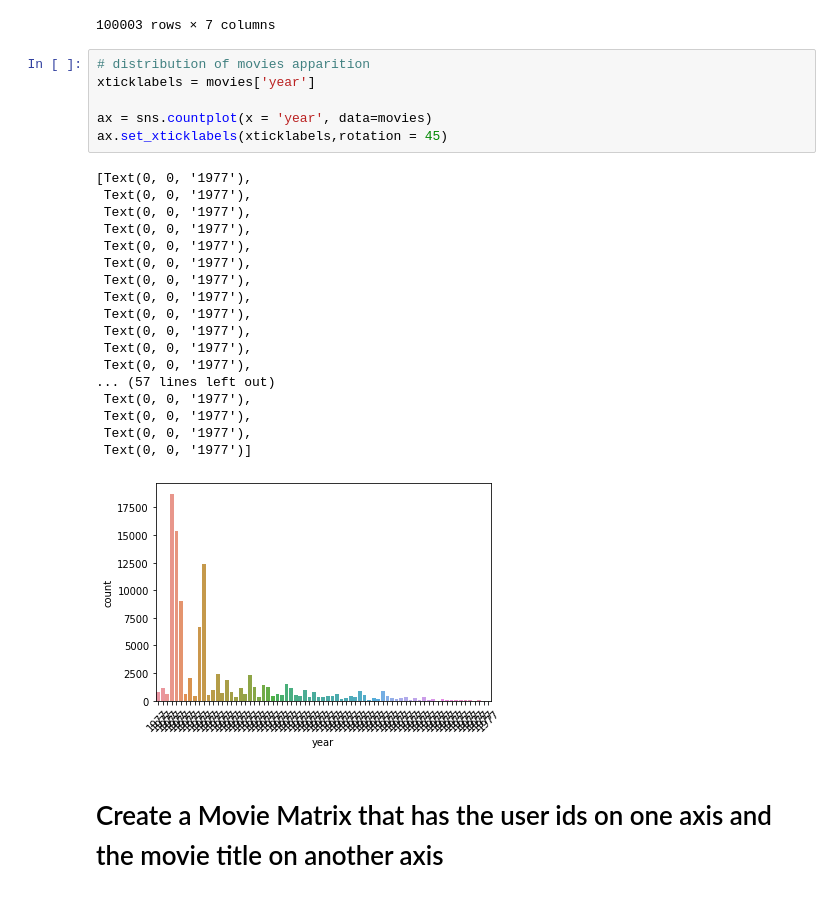
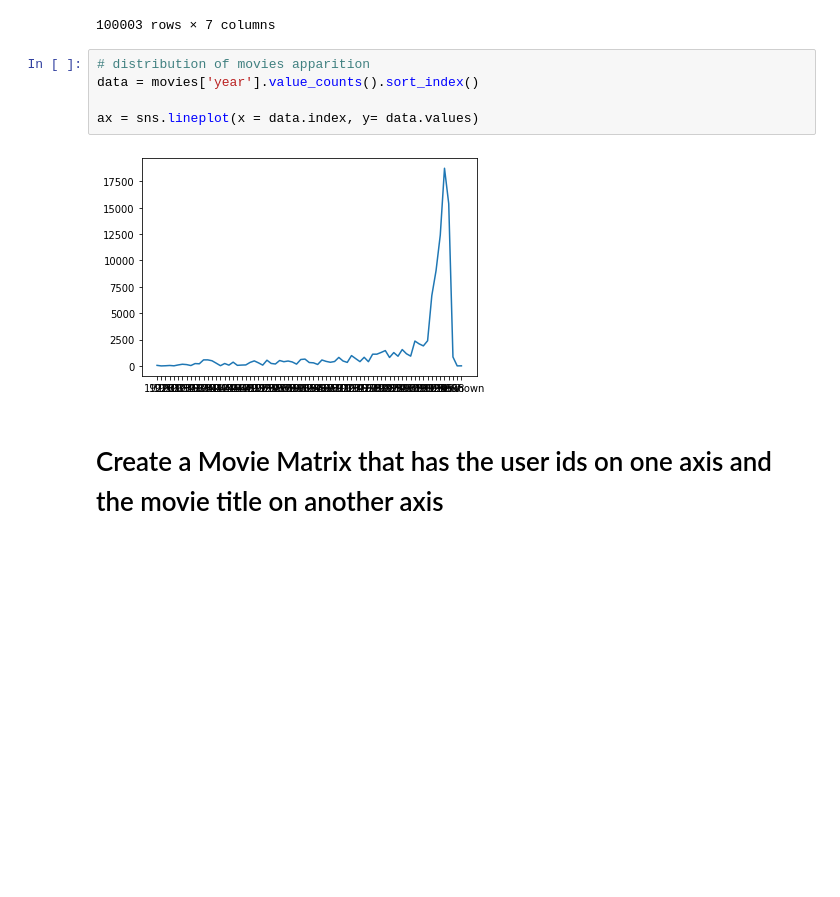
Before and after one commit to k21k/Python-Notes, a Jupyter notebook: Machine Learning/Recommeder Systems/Basic Recommender System - K.ipynb, the cells around one changed output. Cells and saved outputs as stored; diff of their text form; blank space fills up the shorter version.

```diff
--- a/Machine Learning/Recommeder Systems/Basic Recommender System - K.ipynb
+++ b/Machine Learning/Recommeder Systems/Basic Recommender System - K.ipynb
@@ -121,29 +121,11 @@ movies
 100003 rows × 7 columns
 # %%
 # distribution of movies apparition
-xticklabels = movies['year']
+data = movies['year'].value_counts().sort_index()
 
-ax = sns.countplot(x = 'year', data=movies)
-ax.set_xticklabels(xticklabels,rotation = 45)
+ax = sns.lineplot(x = data.index, y= data.values)
 # %% [output]
-[Text(0, 0, '1977'),
- Text(0, 0, '1977'),
- Text(0, 0, '1977'),
- Text(0, 0, '1977'),
- Text(0, 0, '1977'),
- Text(0, 0, '1977'),
- Text(0, 0, '1977'),
- Text(0, 0, '1977'),
- Text(0, 0, '1977'),
- Text(0, 0, '1977'),
- Text(0, 0, '1977'),
- Text(0, 0, '1977'),
-... (57 lines left out)
- Text(0, 0, '1977'),
- Text(0, 0, '1977'),
- Text(0, 0, '1977'),
- Text(0, 0, '1977')]
-[figure, old version]
+[figure, new version]
 # %% [markdown]
 # Create a Movie Matrix that has the user ids on one axis and the movie title on another axis
 # %%
```
Also changed, not shown: 14 other files.
